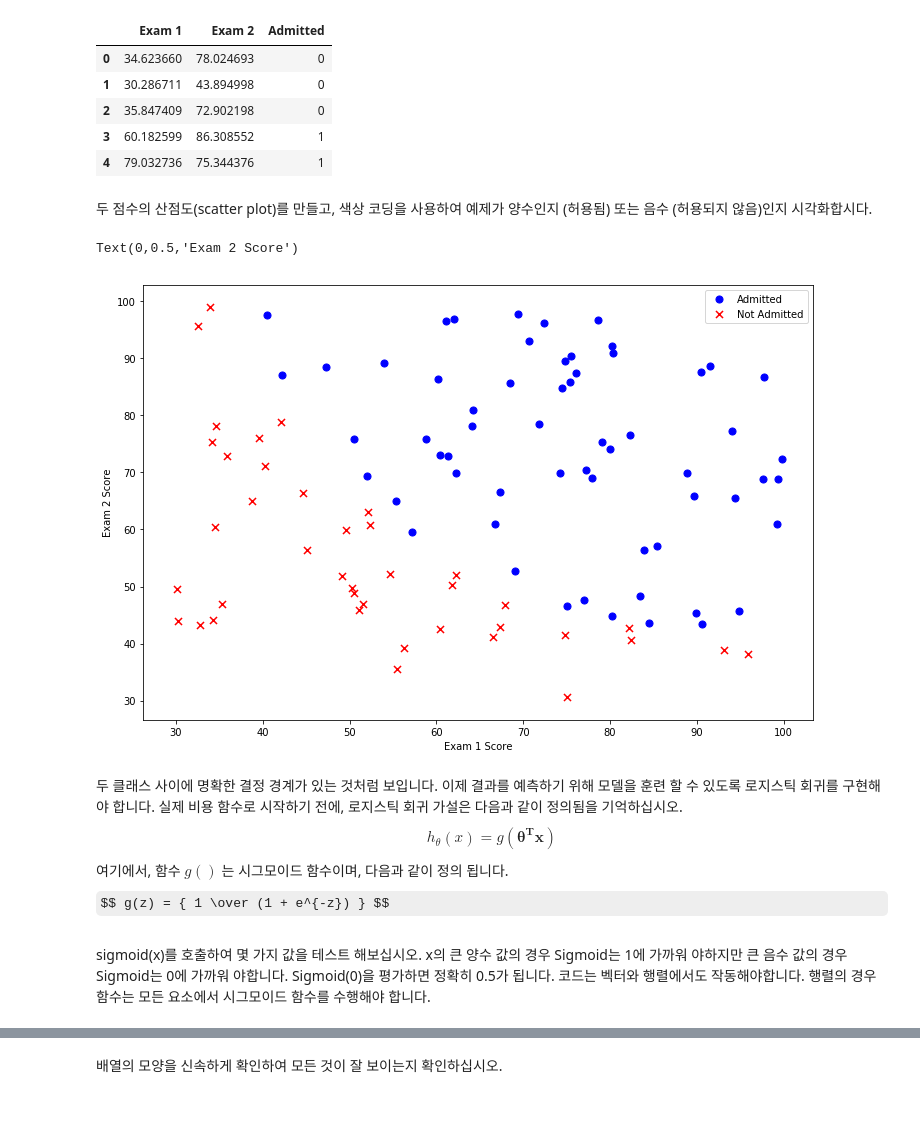
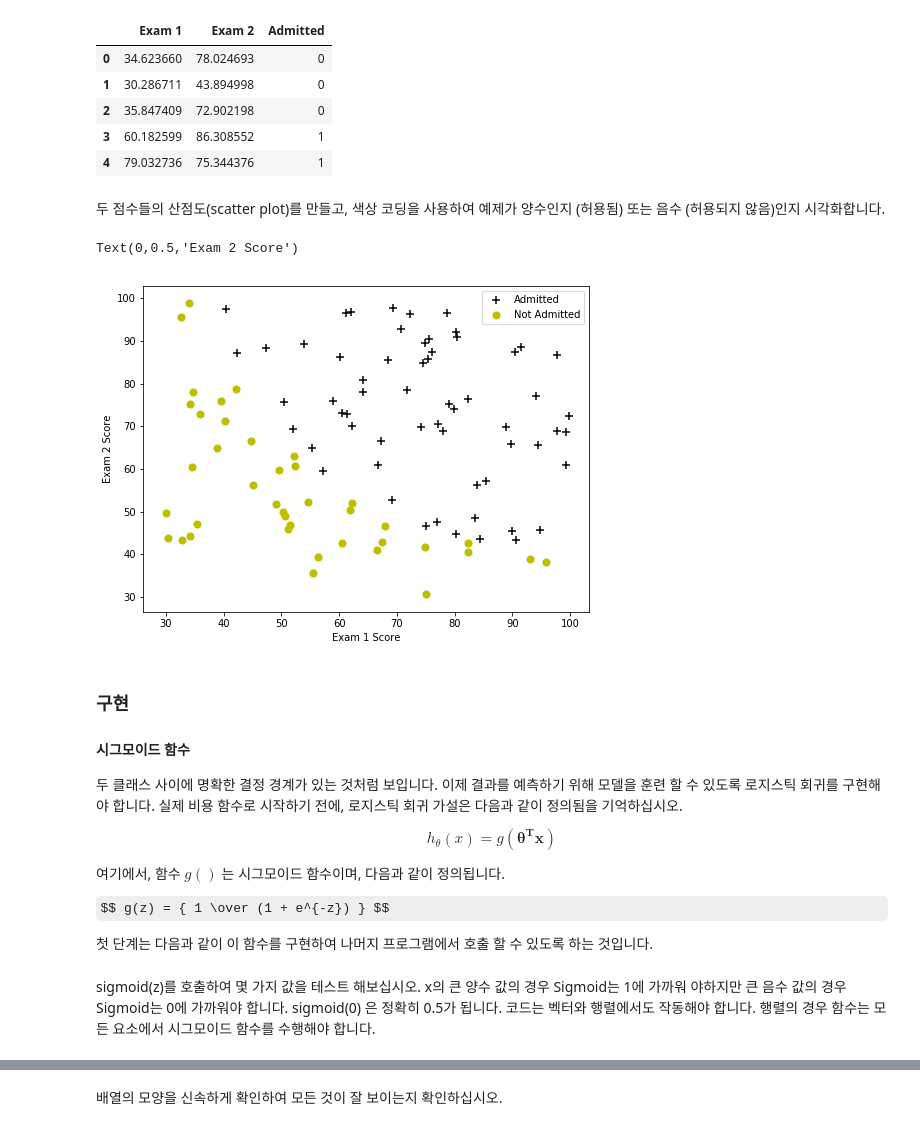
Before and after one commit to junji64/Machine-Learning, a Jupyter notebook: Machine Learning Exercise #2 - Logistic Regression.ipynb, the cells around one changed output, grey strips where cells are left out. Drawn from its saved outputs; the diff is of its cells as text; code cells hidden in the pictures; some formulas as TeX source.

```diff
--- a/Machine Learning Exercise #2 - Logistic Regression.ipynb
+++ b/Machine Learning Exercise #2 - Logistic Regression.ipynb
@@ -23,30 +24,37 @@ data.head()
 | 3 | 60.182599 | 86.308552 | 1 |
 | 4 | 79.032736 | 75.344376 | 1 |
 # %% [markdown]
-두 점수의 산점도(scatter plot)를 만들고, 색상 코딩을 사용하여 예제가 양수인지 (허용됨) 또는 음수 (허용되지 않음)인지 시각화합시다.
+두 점수들의 산점도(scatter plot)를 만들고, 색상 코딩을 사용하여 예제가 양수인지 (허용됨) 또는 음수 (허용되지 않음)인지 시각화합니다.
 # %%
 positive = data[data['Admitted'].isin([1])]
 negative = data[data['Admitted'].isin([0])]
 
-fig, ax = plt.subplots(figsize=(12,8))
-ax.scatter(positive['Exam 1'], positive['Exam 2'], s=50, c='b', marker='o', label='Admitted')
-ax.scatter(negative['Exam 1'], negative['Exam 2'], s=50, c='r', marker='x', label='Not Admitted')
+fig, ax = plt.subplots(figsize=(8,6))
+ax.scatter(positive['Exam 1'], positive['Exam 2'], s=50, c='k', marker='+', label='Admitted')
+ax.scatter(negative['Exam 1'], negative['Exam 2'], s=50, c='y', marker='o', label='Not Admitted')
 ax.legend()
 ax.set_xlabel('Exam 1 Score')
 ax.set_ylabel('Exam 2 Score')
 # %% [output]
 Text(0,0.5,'Exam 2 Score')
-[figure, old version]
+[figure, new version]
 # %% [markdown]
+### 구현
+#### 시그모이드 함수
 두 클래스 사이에 명확한 결정 경계가 있는 것처럼 보입니다. 이제 결과를 예측하기 위해 모델을 훈련 할 수 있도록 로지스틱 회귀를 구현해야 합니다. 실제 비용 함수로 시작하기 전에, 로지스틱 회귀 가설은 다음과 같이 정의됨을 기억하십시오.
+
 $$ h_\theta(x) = g(\mathbf {\theta^T x}) $$
-여기에서, 함수 $g()$ 는 시그모이드 함수이며, 다음과 같이 정의 됩니다.
+
+여기에서, 함수 $g()$ 는 시그모이드 함수이며, 다음과 같이 정의됩니다.
+
 $$ g(z) = { 1 \over (1 + e^{-z}) } $$
+
+첫 단계는 다음과 같이 이 함수를 구현하여 나머지 프로그램에서 호출 할 수 있도록 하는 것입니다.
 # %%
 def sigmoid(z):
     return 1 / (1 + np.exp(-z))
 # %% [markdown]
-sigmoid(x)를 호출하여 몇 가지 값을 테스트 해보십시오. x의 큰 양수 값의 경우 Sigmoid는 1에 가까워 야하지만 큰 음수 값의 경우 Sigmoid는 0에 가까워 야합니다. Sigmoid(0)을 평가하면 정확히 0.5가 됩니다. 코드는 벡터와 행렬에서도 작동해야합니다. 행렬의 경우 함수는 모든 요소에서 시그모이드 함수를 수행해야 합니다.
+sigmoid(z)를 호출하여 몇 가지 값을 테스트 해보십시오. x의 큰 양수 값의 경우 Sigmoid는 1에 가까워 야하지만 큰 음수 값의 경우 Sigmoid는 0에 가까워야 합니다. sigmoid(0) 은 정확히 0.5가 됩니다. 코드는 벡터와 행렬에서도 작동해야 합니다. 행렬의 경우 함수는 모든 요소에서 시그모이드 함수를 수행해야 합니다.
 # %%
 nums = np.arange(-10, 10, step=1)
 
```
Also changed, not shown: parts of 19 cells of this notebook, 1 other file.
